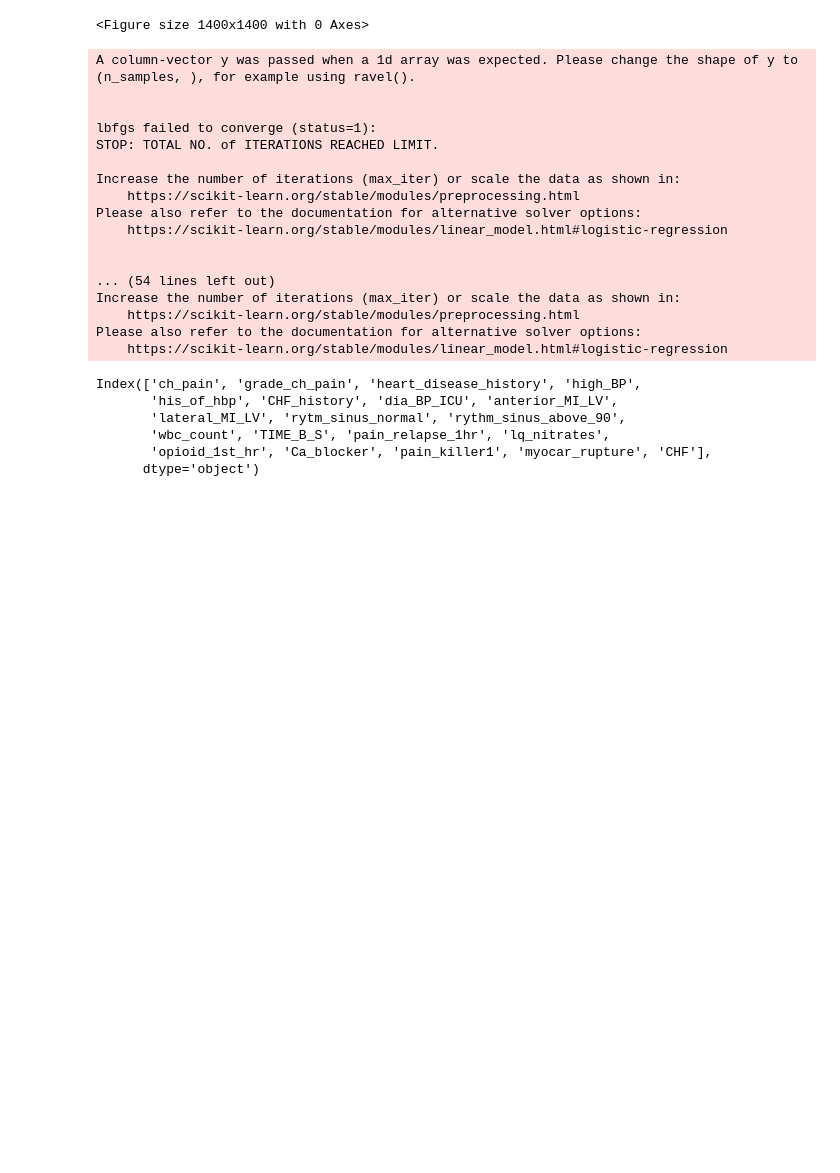
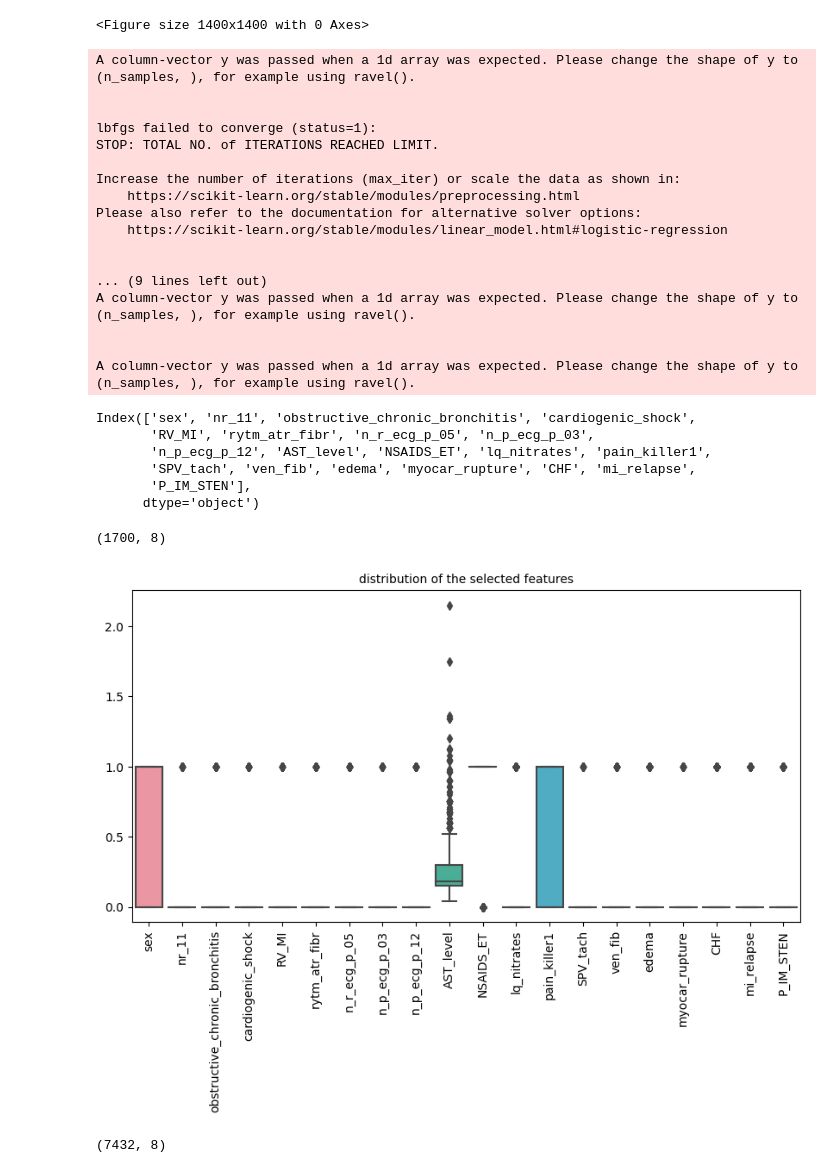
Before and after one commit to RenuMaan/hobby_projects, a Jupyter notebook: MI_classification_using_Keras.ipynb, the cells around one changed output. Drawn from its saved outputs; the diff is of its cells as text; code cells hidden in the pictures; blank space fills up the shorter version.

```diff
--- a/MI_classification_using_Keras.ipynb
+++ b/MI_classification_using_Keras.ipynb
@@ -137,10 +137,10 @@ fig.show()
 # %%
 from sklearn.feature_selection import RFE
 from sklearn.linear_model import LogisticRegression
-Y = Target
-rfe_method = RFE(LogisticRegression(),
+Y = np.array(Target)
+rfe_method = RFE(LogisticRegression(max_iter=5000),
                  n_features_to_select=20, step=20)
-rfe_method.fit(df, Y)
+rfe_method.fit(np.array(df), Y)
 df.columns[(rfe_method.get_support())]
 # %% [output]
 A column-vector y was passed when a 1d array was expected. Please change the shape of y to (n_samples, ), for example using ravel().
@@ -155,14 +155,43 @@ Please also refer to the documentation for alternative solver options:
     https://scikit-learn.org/stable/modules/linear_model.html#logistic-regression
 
 
-... (54 lines left out)
-Increase the number of iterations (max_iter) or scale the data as shown in:
-    https://scikit-learn.org/stable/modules/preprocessing.html
-Please also refer to the documentation for alternative solver options:
-    https://scikit-learn.org/stable/modules/linear_model.html#logistic-regression
+... (9 lines left out)
+A column-vector y was passed when a 1d array was expected. Please change the shape of y to (n_samples, ), for example using ravel().
+
+
+A column-vector y was passed when a 1d array was expected. Please change the shape of y to (n_samples, ), for example using ravel().
-Index(['ch_pain', 'grade_ch_pain', 'heart_disease_history', 'high_BP',
-       'his_of_hbp', 'CHF_history', 'dia_BP_ICU', 'anterior_MI_LV',
-       'lateral_MI_LV', 'rytm_sinus_normal', 'rythm_sinus_above_90',
-       'wbc_count', 'TIME_B_S', 'pain_relapse_1hr', 'lq_nitrates',
-       'opioid_1st_hr', 'Ca_blocker', 'pain_killer1', 'myocar_rupture', 'CHF'],
+Index(['sex', 'nr_11', 'obstructive_chronic_bronchitis', 'cardiogenic_shock',
+       'RV_MI', 'rytm_atr_fibr', 'n_r_ecg_p_05', 'n_p_ecg_p_03',
+       'n_p_ecg_p_12', 'AST_level', 'NSAIDS_ET', 'lq_nitrates', 'pain_killer1',
+       'SPV_tach', 'ven_fib', 'edema', 'myocar_rupture', 'CHF', 'mi_relapse',
+       'P_IM_STEN'],
       dtype='object')
+# %%
+from keras.utils import to_categorical
+X = df[['sex', 'nr_11', 'obstructive_chronic_bronchitis', 'cardiogenic_shock',
+       'RV_MI', 'rytm_atr_fibr', 'n_r_ecg_p_05', 'n_p_ecg_p_03',
+       'n_p_ecg_p_12', 'AST_level', 'NSAIDS_ET', 'lq_nitrates', 'pain_killer1',
+       'SPV_tach', 'ven_fib', 'edema', 'myocar_rupture', 'CHF', 'mi_relapse',
+       'P_IM_STEN']]
+Y = data[["lethal_outcome"]]
+Y = to_categorical(Y)
+Y.shape
+# %% [output]
+(1700, 8)
+# %%
+plt.figure(figsize=(10, 5))
+sns.boxplot(data=X)
+plt.xticks(rotation=90,fontsize=10)
+plt.title('distribution of the selected features',fontsize=10)
+plt.show()
+# %% [output]
+[figure, added]
+# %%
+from sklearn.model_selection import train_test_split
+from imblearn.over_sampling import SMOTE
+x_train1, x_test, y_train1, y_test = train_test_split(X, Y, test_size=0.35,stratify=Y, random_state=42)
+oversample = SMOTE()
+x_train, y_train = oversample.fit_resample(x_train1, y_train1)
+y_train.shape
+# %% [output]
+(7432, 8)
```
Also changed, not shown: parts of 2 cells of this notebook.
